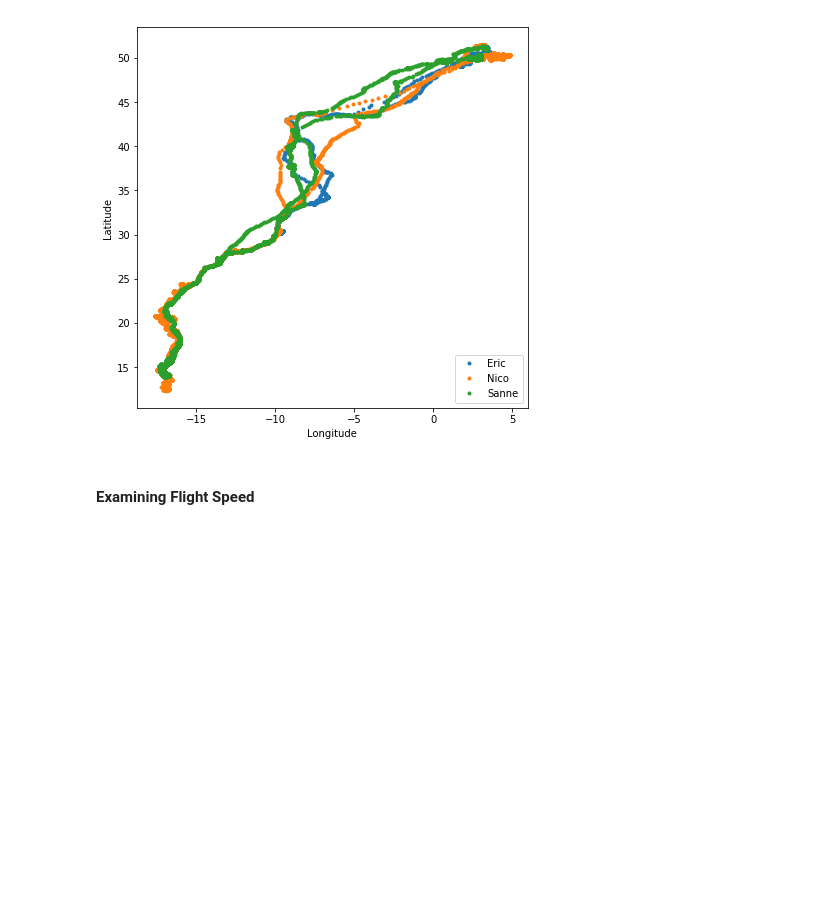
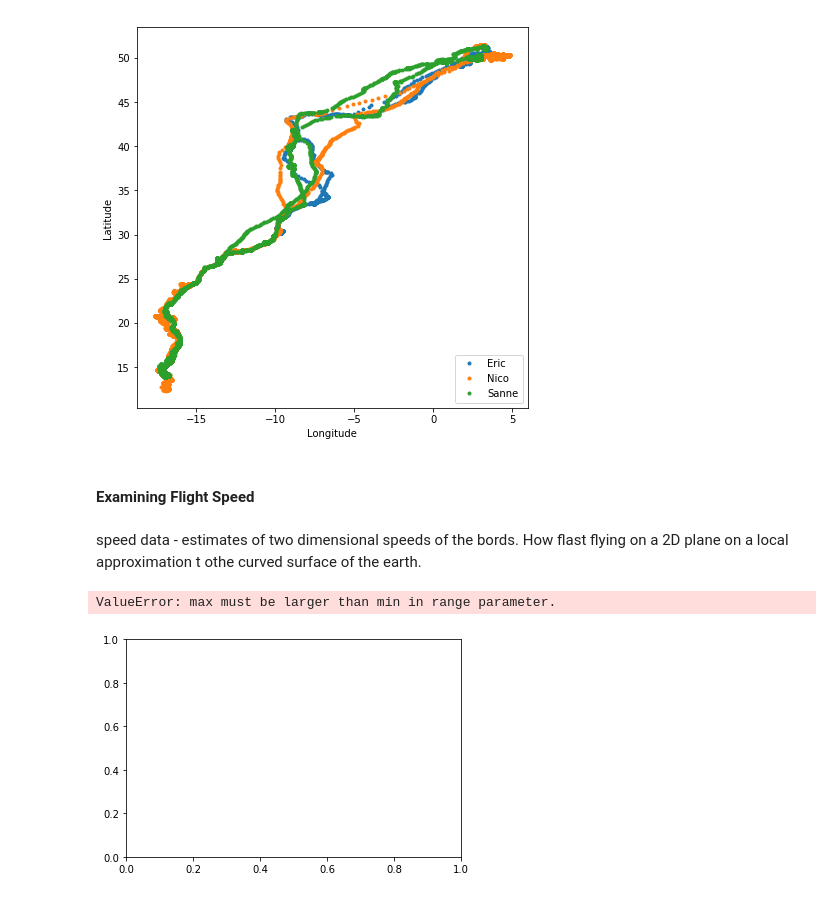
Before and after one commit to akell47/Python, a Jupyter notebook: BirdTracking.ipynb, the cells around one changed output. Saved outputs shown, nothing was run; the diff lists cells and outputs as text; code cells hidden in the pictures; blank space fills up the shorter version.

```diff
--- a/BirdTracking.ipynb
+++ b/BirdTracking.ipynb
@@ -68,3 +68,12 @@ plt.legend(loc="lower right")
 [figure]
 # %% [markdown]
 #### Examining Flight Speed
+# %% [markdown]
+speed data - estimates of two dimensional speeds of the bords. How flast flying on a 2D plane on a local approximation t othe curved surface of the earth.
+# %%
+ix = birddata.bird_name == "Eric"
+speed = birddata.speed_2d[ix]
+plt.hist(speed)
+# %% [output]
+ValueError: max must be larger than min in range parameter.
+[figure, added]
```
Also changed, not shown: parts of 39 cells of this notebook.
